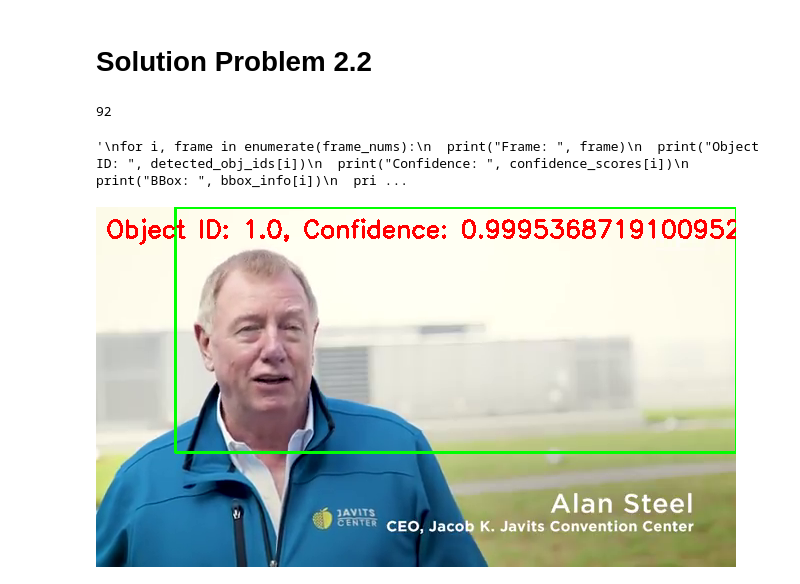
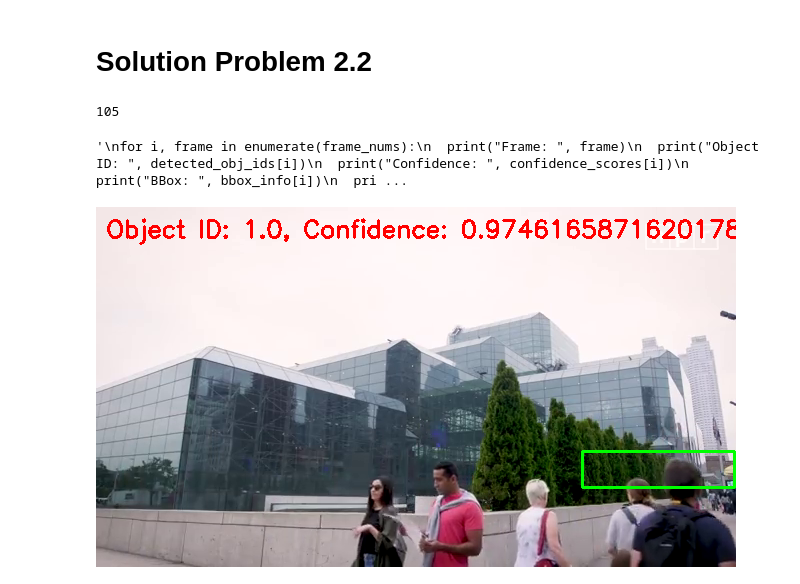
Before and after one commit to dhauss/csgy6613-assignments, a Jupyter notebook: assignment-2/assignment_2.ipynb, the cells around one changed output. Drawn from its saved outputs; the diff is of its cells as text; code cells hidden in the pictures.

Commit message:
Aspect ratio maintained, normalization removed from preprocessing...again

```diff
--- a/assignment-2/assignment_2.ipynb
+++ b/assignment-2/assignment_2.ipynb
@@ -216,10 +216,10 @@ def preprocess_video_from_file(video_path, sample_rate, target_size, mean, std,
             timestamps.append(cap.get(cv2.CAP_PROP_POS_MSEC))
 
             # Normalize using mean subtraction and standard deviation normalization
-            frame = ((frame / 255.0 - mean) / std).clip(0, 1)  # Ensure values are in [0, 1]
+            # frame = ((frame / 255.0 - mean) / std).clip(0, 1)  # Ensure values are in [0, 1]
 
             # Scale to uint8 values between 0 and 255 for pretrained model
-            frame = (frame * 255).astype(np.uint8)
+            # frame = (frame * 255).astype(np.uint8)
 
             # Append the preprocessed frame to the list
             frames.append(frame)
@@ -235,7 +235,7 @@ video_path = f"{video_output_path}/How Green Roofs Can Help Cities  NPR.mp4"
 
 # Parameters for frame sampling and preprocessing, standard ImageNet values for natural images: https://stackoverflow.com/questions/58151507/why-pytorch-officially-use-mean-0-485-0-456-0-406-and-std-0-229-0-224-0-2
 sample_rate = 10  # Sample every 10 frames
-target_size = (640, 640)  # Target size for resizing taken from pretrained model parameters: https://www.kaggle.com/models/tensorflow/faster-rcnn-inception-resnet-v2/frameworks/TensorFlow2/variations/640x640/versions/1
+target_size = (360, 640)  # Target size for resizing taken from pretrained model parameters, but maintains aspect ratio: https://www.kaggle.com/models/tensorflow/faster-rcnn-inception-resnet-v2/frameworks/TensorFlow2/variations/640x640/versions/1
 mean = (0.485, 0.456, 0.406)  # Mean values for normalization
 std = (0.229, 0.224, 0.225)  # Standard deviation values for normalization
 timestamps = []
@@ -320,11 +320,12 @@ for i, frame in enumerate(frame_nums):
   print()
 '''
 # %% [output]
-92
+105
 '\nfor i, frame in enumerate(frame_nums):\n  print("Frame: ", frame)\n  print("Object ID: ", detected_obj_ids[i])\n  print("Confidence: ", confidence_scores[i])\n  print("BBox: ", bbox_info[i])\n  pri ...
 # %%
 def display_frame_with_bbox(video_path, frame_number, object_id, confidence, bbox, timestamp):
     from google.colab.patches import cv2_imshow
+    # Create a VideoCapture object
     # Create a VideoCapture object
     cap = cv2.VideoCapture(video_path)
 
@@ -347,37 +348,39 @@ def display_frame_with_bbox(video_path, frame_number, object_id, confidence, bbo
         print("Error: Could not read frame.")
         return
 
     # Get the original width and height of the frame
     original_height, original_width = frame.shape[:2]
-    # Calculate the scale factor for the original frame
-    scale_factor_x = original_width / target_size[1]
-    scale_factor_y = original_height / target_size[0]
 
     # Draw bounding box on the original-sized frame
     x_min, y_min, x_max, y_max = bbox
-    x_min, y_min, x_max, y_max = int(x_min * original_width), int(y_min * original_height), int(x_max * original_width), int(y_max * original_height)
-    cv2.rectangle(frame, (x_min, y_min), (x_max, y_max), (0, 255, 0), 2)  # Green rectangle
+    x_min_scaled, y_min_scaled, x_max_scaled, y_max_scaled = (
+        int(x_min * original_width),
+        int(y_min * original_height),
+        int(x_max * original_width),
+        int(y_max * original_height),
+    )
+    cv2.rectangle(frame, (x_min_scaled, y_min_scaled), (x_max_scaled, y_max_scaled), (0, 255, 0), 2)  # Green rectangle
 
     # Display bounding box information on the frame
     text = f"Object ID: {object_id}, Confidence: {confidence}"
     cv2.putText(frame, text, (10, 30), cv2.FONT_HERSHEY_SIMPLEX, 0.8, (0, 0, 255), 2)  # Red text
 
     # Display the frame, colab does not get along with cv2.imshow(), so imported patch from google.colab.patches
     cv2_imshow(frame)
 
     # Release the VideoCapture object
     cap.release()
 
 # Example usage
 video_path = f"{video_output_path}/How Green Roofs Can Help Cities  NPR.mp4"
 
 i = 20
 frame_number = frame_nums[i]
 object_id = detected_obj_ids[i]
 conf = confidence_scores[i]
-bbox = bbox_info[i].tolist()
+bbox = bbox_info[i]
 timestamp = timestamps[i]
 
 display_frame_with_bbox(video_path, frame_number, object_id, conf, bbox, timestamp)
 # %% [output]
-[figure, old version]
+[figure, new version]
```
Also changed, not shown: parts of 1 cell of this notebook.
